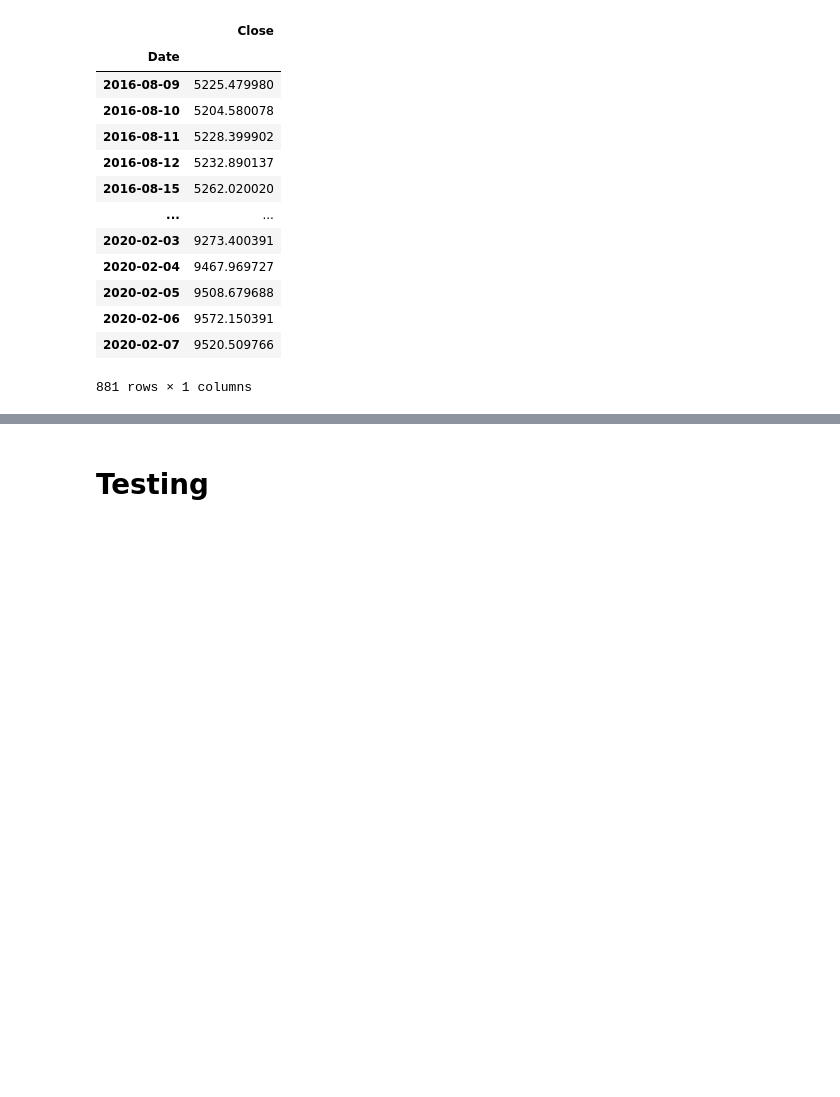
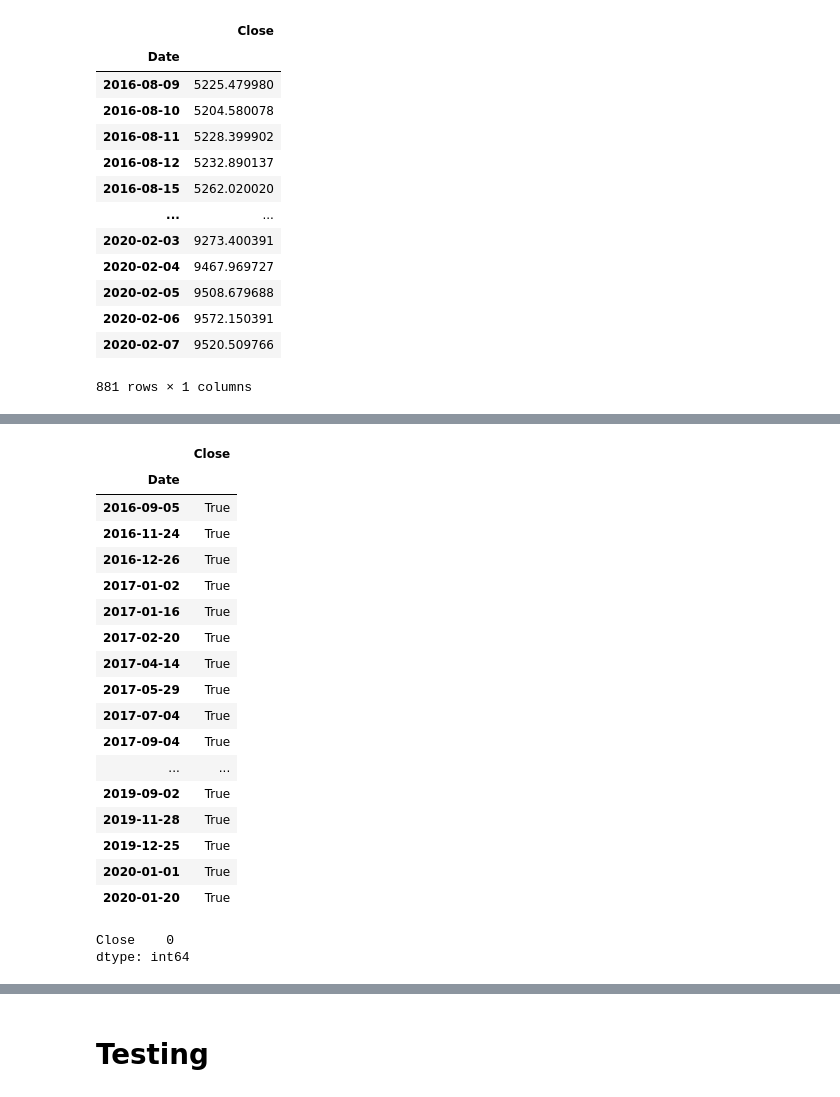
Before and after one commit to Robertoliver2000/StockPredictions, a Jupyter notebook: notebooks/wil/second_notebook.ipynb, the cells around one changed output, grey strips where cells are left out. Saved outputs shown, nothing was run; the diff lists cells and outputs as text; code cells hidden in the pictures; blank space fills up the shorter version.

```diff
--- a/notebooks/wil/second_notebook.ipynb
+++ b/notebooks/wil/second_notebook.ipynb
@@ -439,0 +477,2 @@ ax.plot(y_hat_train);
+# %%
+train_resample_B = train.resample('B').mean().isnull()
@@ -439,0 +496,26 @@ ax.plot(y_hat_train);
+# %%
+train_resample_B.loc[train_resample_B['Close'] == True]
+# %% [output]
+|  | Close |
+| Date |  |
+| 2016-09-05 | True |
+| 2016-11-24 | True |
+| 2016-12-26 | True |
+| 2017-01-02 | True |
+| 2017-01-16 | True |
+| 2017-02-20 | True |
+| 2017-04-14 | True |
+| 2017-05-29 | True |
+| 2017-07-04 | True |
+| 2017-09-04 | True |
+| ... | ... |
+| 2019-09-02 | True |
+| 2019-11-28 | True |
+| 2019-12-25 | True |
+| 2020-01-01 | True |
+| 2020-01-20 | True |
+# %%
+train.isna().sum()
+# %% [output]
+Close    0
+dtype: int64
```
Also changed, not shown: parts of 34 cells of this notebook, 1 other file.
